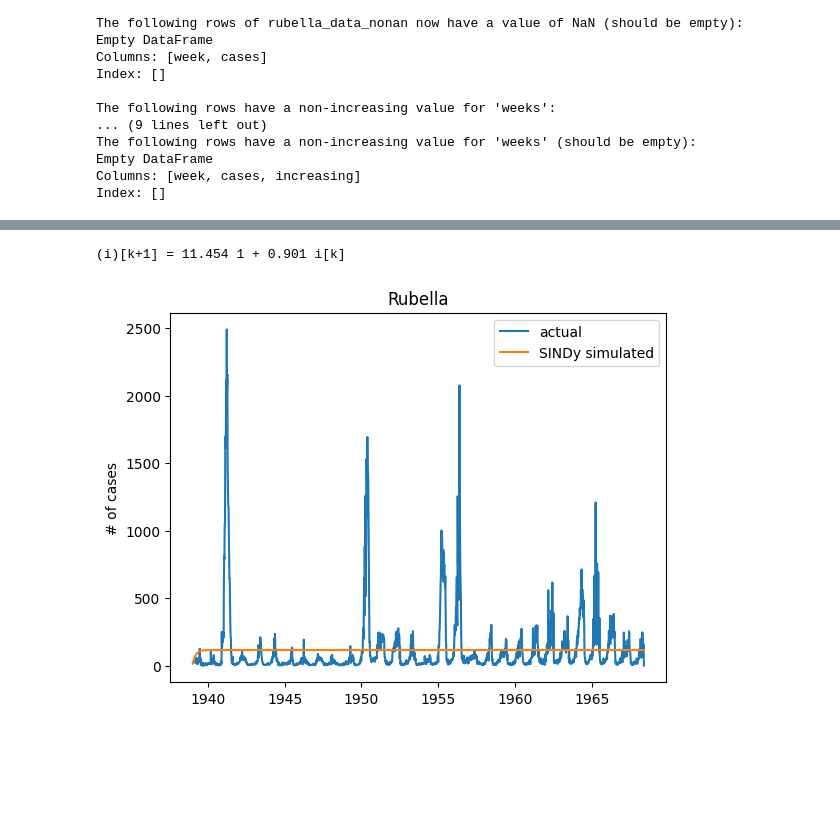
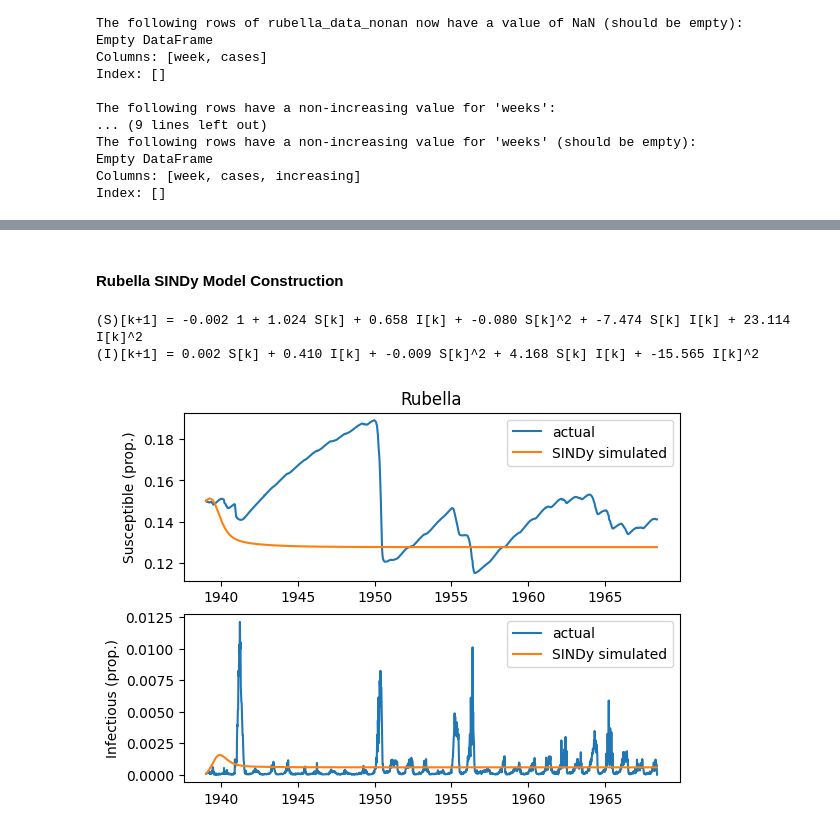
Before and after one commit to rdcarini/AMATH575, a Jupyter notebook: sindy_sandbox.ipynb, the cells around one changed output, grey strips where cells are left out. Saved outputs shown, nothing was run; the diff lists cells and outputs as text; code cells hidden in the pictures; blank space fills up the shorter version.

Commit message:
Some more progress on SIR Simulated Data and added an attempt at reconstructing Susceptible data for the Rubella dataset

```diff
--- a/sindy_sandbox.ipynb
+++ b/sindy_sandbox.ipynb
@@ -551,0 +711,13 @@ Index: []
+# %%
+###
+# Incidence to prevalence conversion
+###
+
+D = 2                   # in weeks
+L = 65 * weeks_per_year # 65 years
+p = 0.95
+
+C = rubella_data_nonan_inc["cases"].values
+P = C * p * D / (np.mean(C) * L)
+
+rubella_data_nonan_inc["infectious"] = P
@@ -552,45 +730,59 @@ Index: []
+# %% [markdown]
+#### Rubella SINDy Model Construction
 # %%
 ##############################
-# Construct SINDy model - NOTE: this does not appear to be functional; probably need to (1) denoise and/or (2) add Susceptible data
+# Construct SINDy model - NOTE: this does not appear to be very accurate;
+# probably need to:
+# (1) Estimate time varying transmission data to add seasonal variation
+#     to the model (see "Transmission rate reconstruction" above)
+# (2) Denoise data
 ##############################
+
+rubella_si = np.transpose(np.array([rubella_data_nonan_inc["susceptible"].values, rubella_data_nonan_inc["infectious"].values]))
 
 differentiation_method = ps.FiniteDifference(order=1)
 feature_library = ps.PolynomialLibrary(degree=2)
-optimizer = ps.STLSQ(threshold=0.3)
+optimizer = ps.STLSQ(threshold=10e-10)
 
 rubella_model = ps.SINDy(
     differentiation_method=differentiation_method,
     feature_library=feature_library,
     optimizer=optimizer,
-    feature_names=["i"],
+    feature_names=["S","I"],
     discrete_time=True
 )
 
-rubella_model.fit(rubella_data_nonan_inc["cases"].values, t=rubella_data_nonan_inc["week"].values)
+rubella_model.fit(rubella_si, t=rubella_data_nonan_inc["week"].values)
 rubella_model.print()
 # %% [output]
-(i)[k+1] = 11.454 1 + 0.901 i[k]
+(S)[k+1] = -0.002 1 + 1.024 S[k] + 0.658 I[k] + -0.080 S[k]^2 + -7.474 S[k] I[k] + 23.114 I[k]^2
+(I)[k+1] = 0.002 S[k] + 0.410 I[k] + -0.009 S[k]^2 + 4.168 S[k] I[k] + -15.565 I[k]^2
+# %%
+##############################
+# Simulate using SINDy model
+##############################
+
+init_value = [rubella_data_nonan_inc["susceptible"][0], rubella_data_nonan_inc["infectious"][0]]
+sim = rubella_model.simulate(init_value, t=len(rubella_data_nonan_inc["week"]))
 # %%
-##############################
-# Simulate using SINDy model
-##############################
-
-init_value = [rubella_data_nonan_inc["cases"][0]]
-# sim = rubella_model.simulate(init_value, t=rubella_data_nonan_inc["week"].values)
-sim = rubella_model.simulate(init_value, t=len(rubella_data_nonan_inc))
-
 ##############################
 # Plot data
 ##############################
 
-fig, ((ax)) = plt.subplots(1, 1)
+fig, ((ax1, ax2)) = plt.subplots(2, 1)
 
-ax.plot(rubella_data_nonan_inc["week"], rubella_data_nonan_inc["cases"], label="actual")
-ax.plot(rubella_data_nonan_inc["week"], sim, label="SINDy simulated")
-ax.set_ylabel('# of cases')
-ax.set_title('Rubella')
-ax.legend()
+ax1.plot(rubella_data_nonan_inc["week"], rubella_data_nonan_inc["susceptible"], label="actual")
+ax1.plot(rubella_data_nonan_inc["week"], sim[:,0], label="SINDy simulated")
+ax1.set_ylabel('Susceptible (prop.)')
+ax1.legend()
+
+ax2.plot(rubella_data_nonan_inc["week"], rubella_data_nonan_inc["infectious"], label="actual")
+ax2.plot(rubella_data_nonan_inc["week"], sim[:,1], label="SINDy simulated")
+ax2.set_ylabel('Infectious (prop.)')
+ax2.legend()
+
+ax1.set_title('Rubella')
 
 plt.show()
 # %% [output]
-[figure, old version]
+[figure, new version]
```
Also changed, not shown: parts of 27 cells of this notebook, 1 other file.
